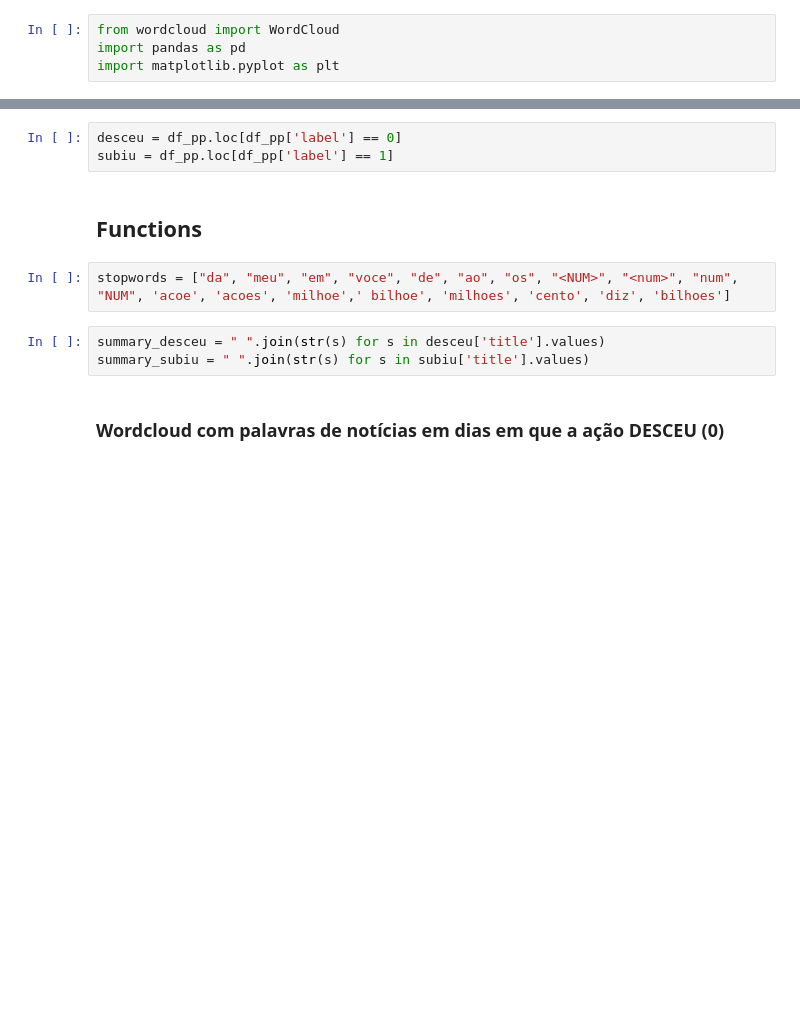
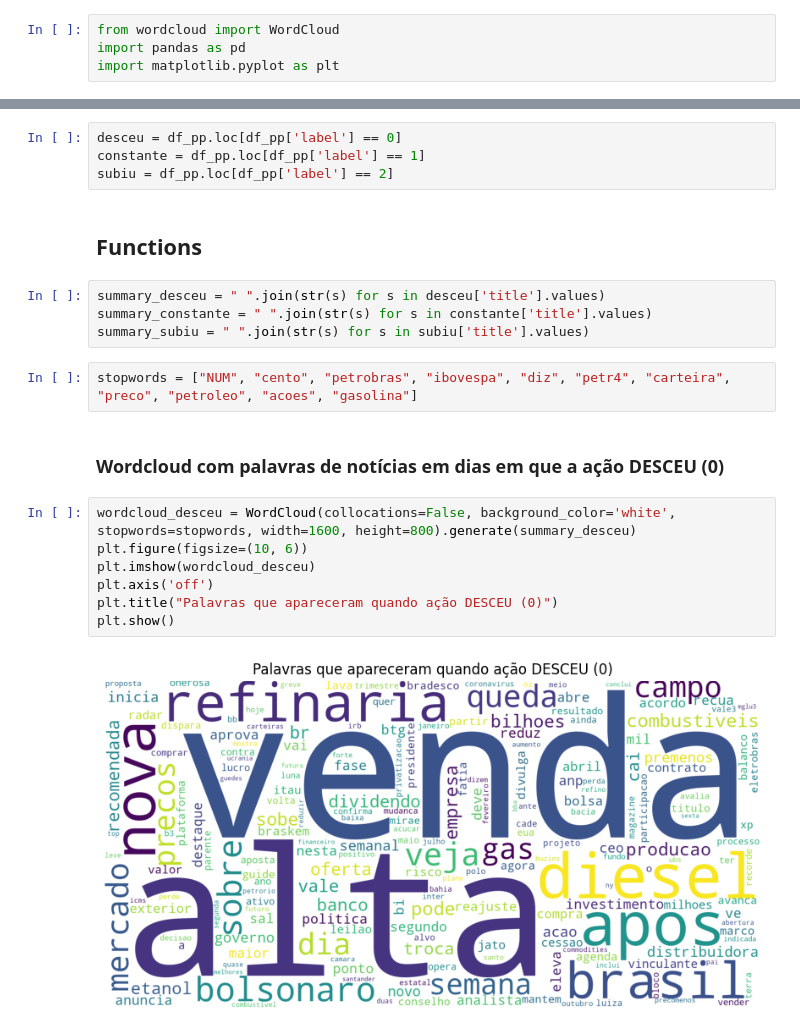
Before and after one commit to guico3lho/TCC_stock_price, a Jupyter notebook: pipeline/eda.ipynb, the cells around one changed output, grey strips where cells are left out. Cells and saved outputs as stored; diff of their text form; blank space fills up the shorter version.

```diff
--- a/pipeline/eda.ipynb
+++ b/pipeline/eda.ipynb
@@ -29,12 +28,23 @@ df_pp
 # %%
 desceu = df_pp.loc[df_pp['label'] == 0]
-subiu = df_pp.loc[df_pp['label'] == 1]
+constante = df_pp.loc[df_pp['label'] == 1]
+subiu = df_pp.loc[df_pp['label'] == 2]
 # %% [markdown]
 ## Functions
-# %%
-stopwords = ["da", "meu", "em", "voce", "de", "ao", "os", "<NUM>", "<num>", "num", "NUM", 'acoe', 'acoes', 'milhoe',' bilhoe', 'milhoes', 'cento', 'diz', 'bilhoes']
 # %%
 summary_desceu = " ".join(str(s) for s in desceu['title'].values)
+summary_constante = " ".join(str(s) for s in constante['title'].values)
 summary_subiu = " ".join(str(s) for s in subiu['title'].values)
+# %%
+stopwords = ["NUM", "cento", "petrobras", "ibovespa", "diz", "petr4", "carteira", "preco", "petroleo", "acoes", "gasolina"]
 # %% [markdown]
 ### Wordcloud com palavras de notícias em dias em que a ação DESCEU (0)
+# %%
+wordcloud_desceu = WordCloud(collocations=False, background_color='white', stopwords=stopwords, width=1600, height=800).generate(summary_desceu)
+plt.figure(figsize=(10, 6))
+plt.imshow(wordcloud_desceu)
+plt.axis('off')
+plt.title("Palavras que apareceram quando ação DESCEU (0)")
+plt.show()
+# %% [output]
+[figure, added]
```
Also changed, not shown: parts of 8 cells of this notebook, 31 other files.
